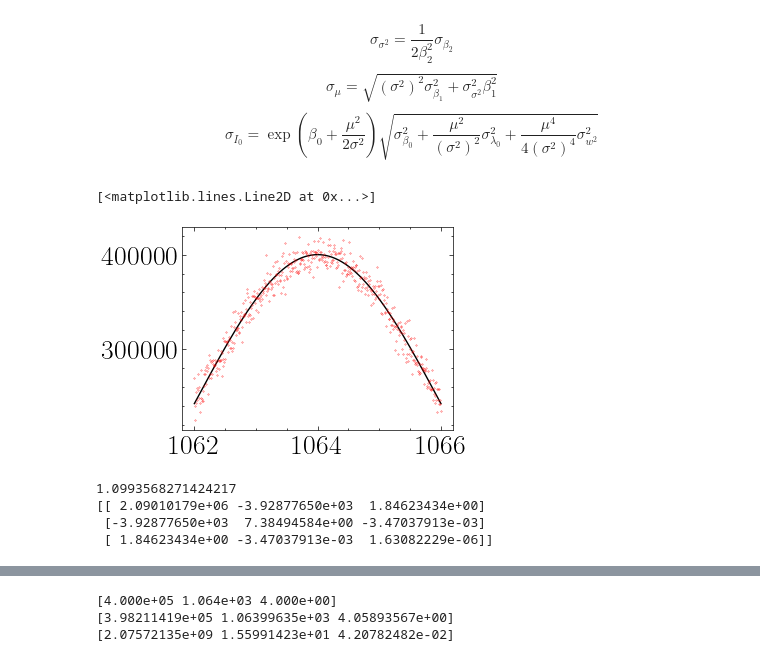
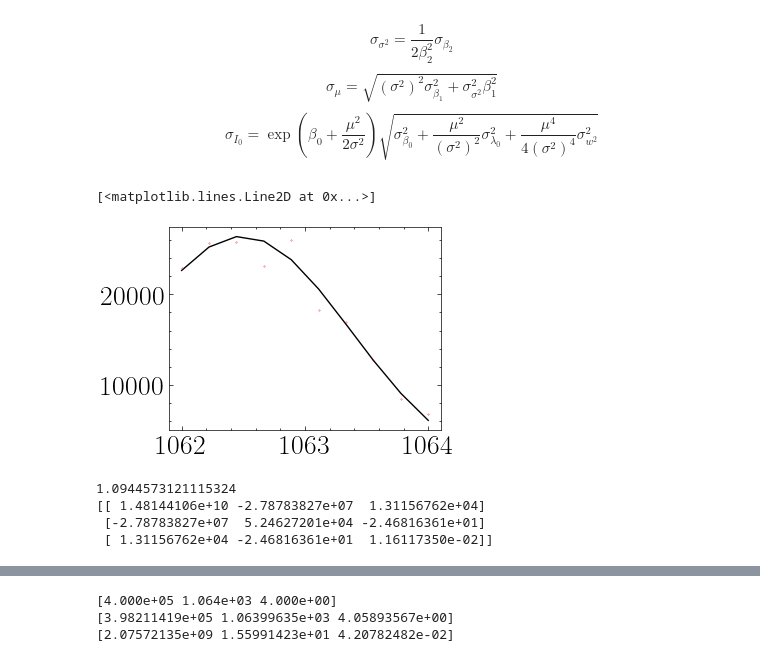
Before and after one commit to EnceladeCandy/phy3040, a Jupyter notebook: experiment_notebooks/frequentist_vs_bayesian_regression.ipynb, the cells around one changed output, grey strips where cells are left out. Cells and saved outputs as stored; diff of their text form; code cells hidden in the pictures.

```diff
--- a/experiment_notebooks/frequentist_vs_bayesian_regression.ipynb
+++ b/experiment_notebooks/frequentist_vs_bayesian_regression.ipynb
@@ -474,23 +474,23 @@ $$
 # %%
 def gaussian(x, A = 10, mu = 1, sigma = 2):
     return A * np.exp(-(x-mu) ** 2 / (2 * sigma ** 2))
 
 
 A, mu, sigma = 2.6419789e+04, 1.0624891e+03, 8.8058245e-01
-x = np.linspace(mu-2, mu+2, 500)
+x = np.linspace(1062, 1064, 10)
 phys_gt = np.array([A, mu, sigma** 2])
 beta_gt = np.array([np.log(A)-mu**2/(2 * sigma**2), mu / sigma ** 2, - 1 / (2 * sigma ** 2)])
-sigma_noise = 1e4
+sigma_noise = 1739
 f_star = gaussian(x, A = A, mu = mu, sigma = sigma)
 f = f_star + np.random.normal(size = (len(x),), scale = sigma_noise)
 
 plt.plot(x, f_star, color = "k")
 plt.plot(x, f, ".", color = "red", markersize = 0.5)
 # %% [output]
 [<matplotlib.lines.Line2D at 0x...>]
-[figure, old version]
+[figure, new version]
 # %%
-y = np.log(f)
+y = np.log(np.clip(f, 1e-12, None))
 params_fitted, std, cov, chi2 = wfit(
     obs = y,
     x = x,
@@ -502,10 +502,10 @@ params_fitted, std, cov, chi2 = wfit(
 print(chi2)
 print(cov)
 # %% [output]
-1.0993568271424217
-[[ 2.09010179e+06 -3.92877650e+03  1.84623434e+00]
- [-3.92877650e+03  7.38494584e+00 -3.47037913e-03]
- [ 1.84623434e+00 -3.47037913e-03  1.63082229e-06]]
+1.0944573121115324
+[[ 1.48144106e+10 -2.78783827e+07  1.31156762e+04]
+ [-2.78783827e+07  5.24627201e+04 -2.46816361e+01]
+ [ 1.31156762e+04 -2.46816361e+01  1.16117350e-02]]
 # %%
 print(params_fitted)
 print(std)
```
Also changed, not shown: parts of 6 cells of this notebook, 1 other file.
